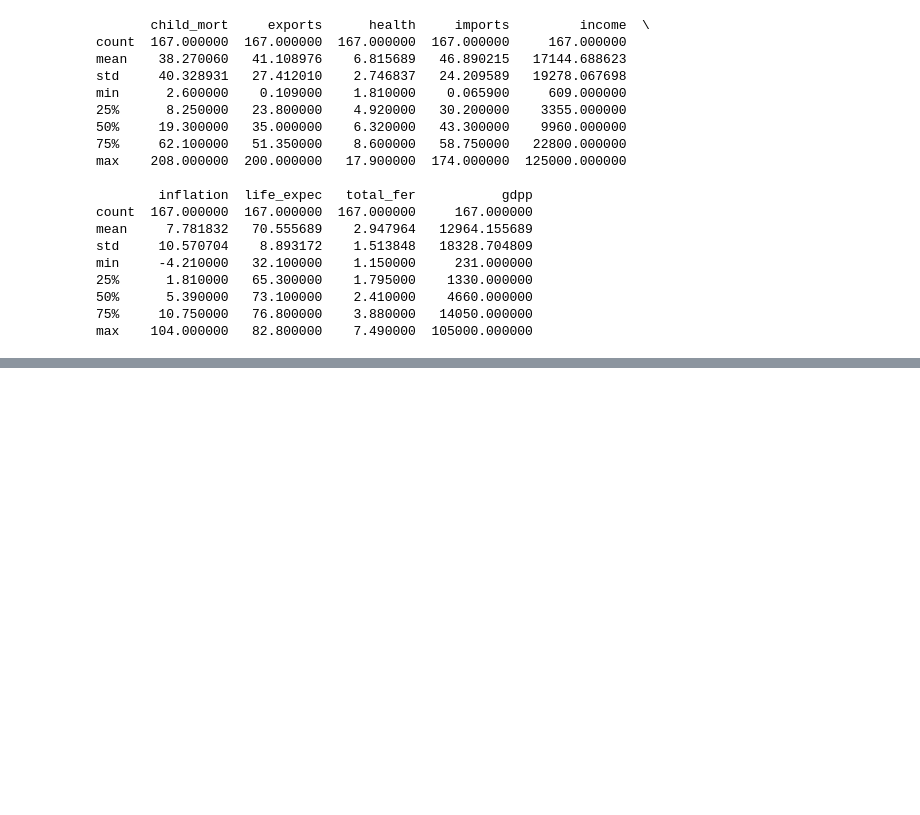
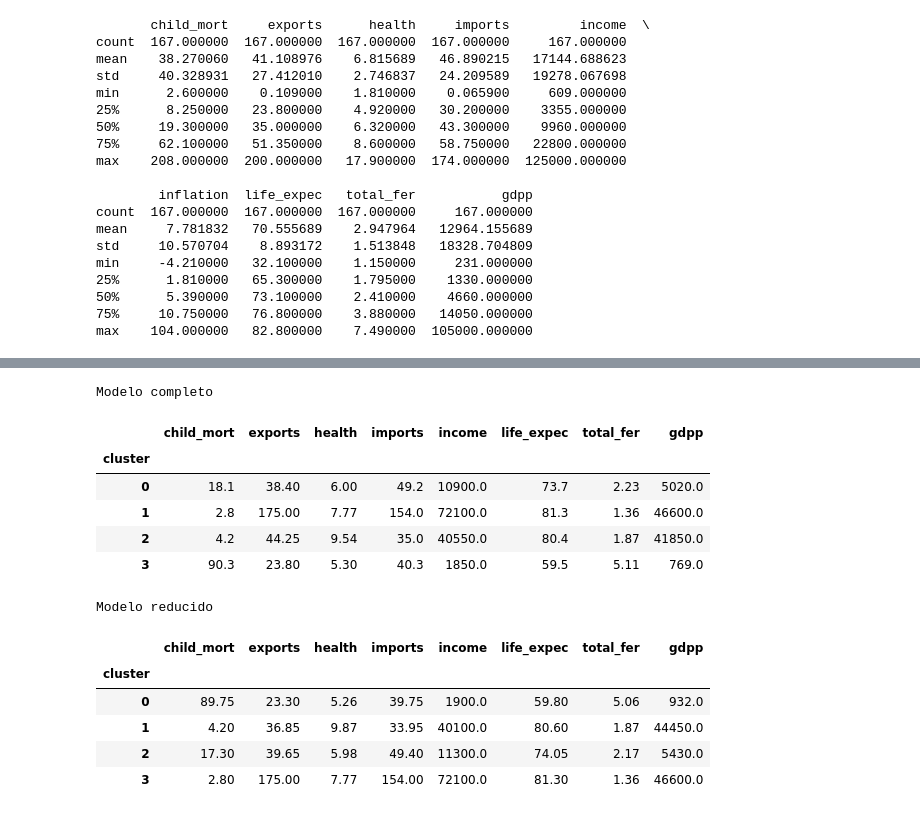
Before and after one commit to SLOPTRI/Country_Segmentation_Unsupervised_ML, a Jupyter notebook: main.ipynb, the cells around one changed output, grey strips where cells are left out. Drawn from its saved outputs; the diff is of its cells as text; code cells hidden in the pictures; blank space fills up the shorter version.

```diff
--- a/main.ipynb
+++ b/main.ipynb
@@ -96,0 +209,6 @@ Numero de registros duplicados: 0 registros.
+# %%
+X = df.drop(columns=['country','inflation'])
+X_reduced = X.drop(columns=['income','total_fer']) # Datos sin las variables income y total_fer
+
+X_scaled = StandardScaler().fit_transform(X)
+X_reduced_scaled = StandardScaler().fit_transform(X_reduced)
@@ -96,0 +263,8 @@ Numero de registros duplicados: 0 registros.
+# %%
+k = 4 # resultado de la selecion anterior
+
+model = KMeans(n_clusters=k, random_state=42, n_init=10)
+model_reduced = KMeans(n_clusters=k, random_state=42, n_init=10)
+
+clusters = model.fit_predict(X_scaled)
+clusters_reduced = model_reduced.fit_predict(X_reduced_scaled)
@@ -96,0 +368,36 @@ Numero de registros duplicados: 0 registros.
+# %%
+# Medianas de los indicadores en sus unidades originales
+perfil_completo = (
+    df.assign(cluster=clusters)
+    .groupby("cluster")[X.columns]
+    .median()
+    .round(2)
+)
+
+perfil_reducido = (
+    df.assign(cluster=clusters_reduced)
+    .groupby("cluster")[X.columns]
+    .median()
+    .round(2)
+)
+
+print("Modelo completo")
+display(perfil_completo)
+
+print("Modelo reducido")
+display(perfil_reducido)
+# %% [output]
+Modelo completo
+|  | child_mort | exports | health | imports | income | life_expec | total_fer | gdpp |
+| cluster |  |  |  |  |  |  |  |  |
+| 0 | 18.1 | 38.40 | 6.00 | 49.2 | 10900.0 | 73.7 | 2.23 | 5020.0 |
+| 1 | 2.8 | 175.00 | 7.77 | 154.0 | 72100.0 | 81.3 | 1.36 | 46600.0 |
+| 2 | 4.2 | 44.25 | 9.54 | 35.0 | 40550.0 | 80.4 | 1.87 | 41850.0 |
+| 3 | 90.3 | 23.80 | 5.30 | 40.3 | 1850.0 | 59.5 | 5.11 | 769.0 |
+Modelo reducido
+|  | child_mort | exports | health | imports | income | life_expec | total_fer | gdpp |
+| cluster |  |  |  |  |  |  |  |  |
+| 0 | 89.75 | 23.30 | 5.26 | 39.75 | 1900.0 | 59.80 | 5.06 | 932.0 |
+| 1 | 4.20 | 36.85 | 9.87 | 33.95 | 40100.0 | 80.60 | 1.87 | 44450.0 |
+| 2 | 17.30 | 39.65 | 5.98 | 49.40 | 11300.0 | 74.05 | 2.17 | 5430.0 |
+| 3 | 2.80 | 175.00 | 7.77 | 154.00 | 72100.0 | 81.30 | 1.36 | 46600.0 |
```
Also changed, not shown: parts of 31 cells of this notebook.
